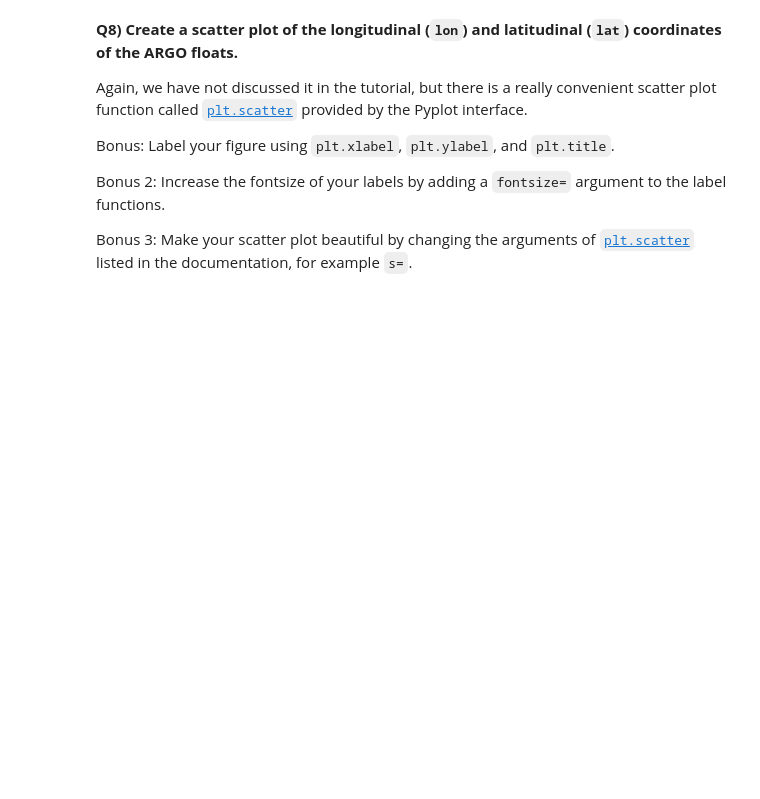
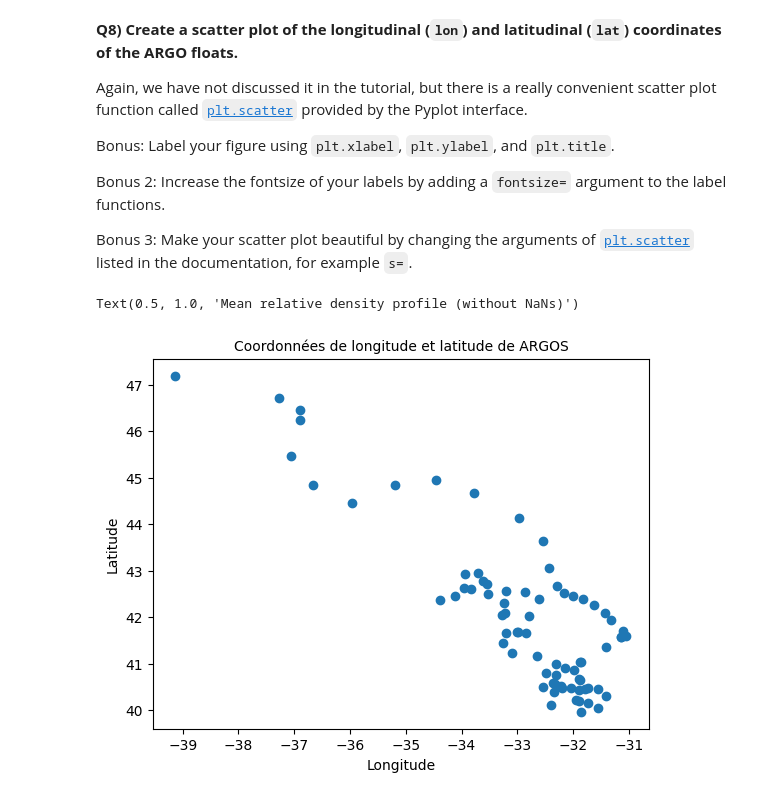
Before and after one commit to mdunand2/2023_Intro_Python, a Jupyter notebook: ML_EES/IP/W2_S1.ipynb, the cells around one changed output. Drawn from its saved outputs; the diff is of its cells as text; code cells hidden in the pictures; blank space fills up the shorter version.

```diff
--- a/ML_EES/IP/W2_S1.ipynb
+++ b/ML_EES/IP/W2_S1.ipynb
@@ -458,0 +455,10 @@ ___ # More fancy bonuses
+# %%
+plt.scatter(lon,lat)
+plt.xlabel('Longitude') # Fancy bonuses
+plt.ylabel('Latitude')
+plt.title('Coordonnées de longitude et latitude de ARGOS', fontsize = 10)
+
+___ # More fancy bonuses
+# %% [output]
+Text(0.5, 1.0, 'Mean relative density profile (without NaNs)')
+[figure, added]
```
Also changed, not shown: parts of 1 cell of this notebook.
